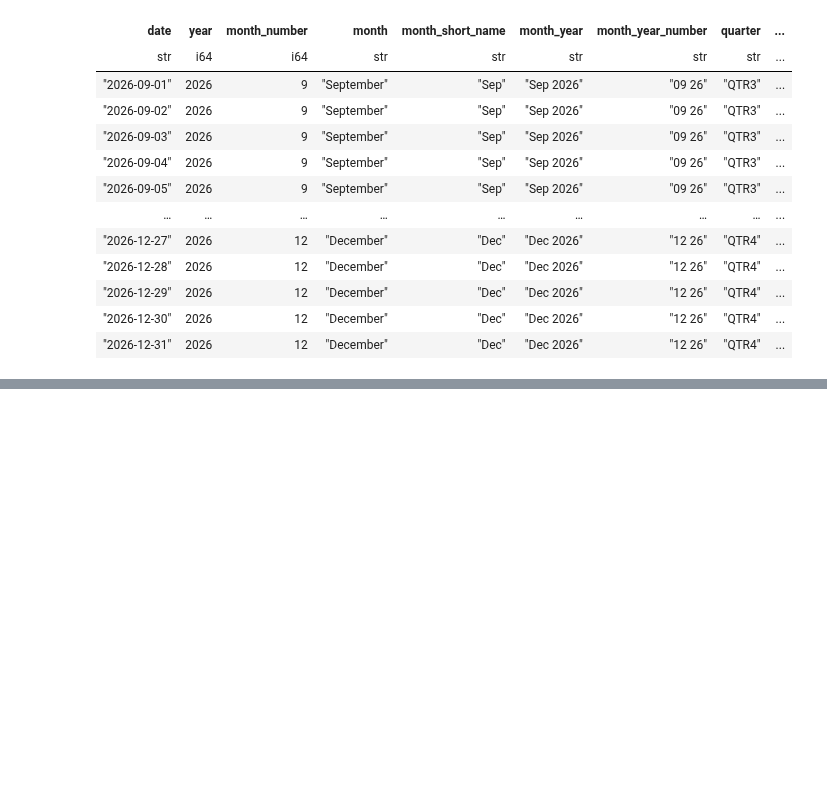
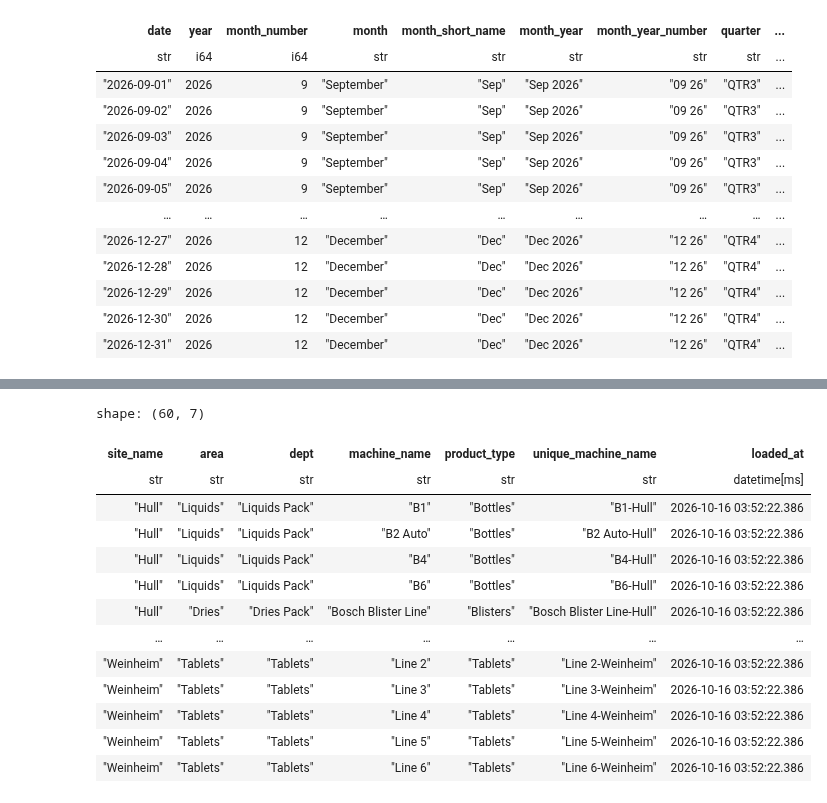
Before and after one commit to AbiyyuMufti/SIH-IBMX-R, a Jupyter notebook: parquet/extractdata.ipynb, the cells around one changed output, grey strips where cells are left out. Saved outputs shown, nothing was run; the diff lists cells and outputs as text; code cells hidden in the pictures; blank space fills up the shorter version.

```diff
--- a/parquet/extractdata.ipynb
+++ b/parquet/extractdata.ipynb
@@ -55,0 +59,17 @@ shape: (122, 11)
+# %%
+request_parquet("data/ten=reckitt/eu_report/pbi_report/report/pbi_machine_names/pbi_machine_names.parquet", token)
+# %% [output]
+shape: (60, 7)
+| site_name | area | dept | machine_name | product_type | unique_machine_name | loaded_at |
+| str | str | str | str | str | str | datetime[ms] |
+| "Hull" | "Liquids" | "Liquids Pack" | "B1" | "Bottles" | "B1-Hull" | 2026-10-16 03:52:22.386 |
+| "Hull" | "Liquids" | "Liquids Pack" | "B2 Auto" | "Bottles" | "B2 Auto-Hull" | 2026-10-16 03:52:22.386 |
+| "Hull" | "Liquids" | "Liquids Pack" | "B4" | "Bottles" | "B4-Hull" | 2026-10-16 03:52:22.386 |
+| "Hull" | "Liquids" | "Liquids Pack" | "B6" | "Bottles" | "B6-Hull" | 2026-10-16 03:52:22.386 |
+| "Hull" | "Dries" | "Dries Pack" | "Bosch Blister Line" | "Blisters" | "Bosch Blister Line-Hull" | 2026-10-16 03:52:22.386 |
+| … | … | … | … | … | … | … |
+| "Weinheim" | "Tablets" | "Tablets" | "Line 2" | "Tablets" | "Line 2-Weinheim" | 2026-10-16 03:52:22.386 |
+| "Weinheim" | "Tablets" | "Tablets" | "Line 3" | "Tablets" | "Line 3-Weinheim" | 2026-10-16 03:52:22.386 |
+| "Weinheim" | "Tablets" | "Tablets" | "Line 4" | "Tablets" | "Line 4-Weinheim" | 2026-10-16 03:52:22.386 |
+| "Weinheim" | "Tablets" | "Tablets" | "Line 5" | "Tablets" | "Line 5-Weinheim" | 2026-10-16 03:52:22.386 |
+| "Weinheim" | "Tablets" | "Tablets" | "Line 6" | "Tablets" | "Line 6-Weinheim" | 2026-10-16 03:52:22.386 |
```
Also changed, not shown: parts of 14 cells of this notebook, 1 other file.
